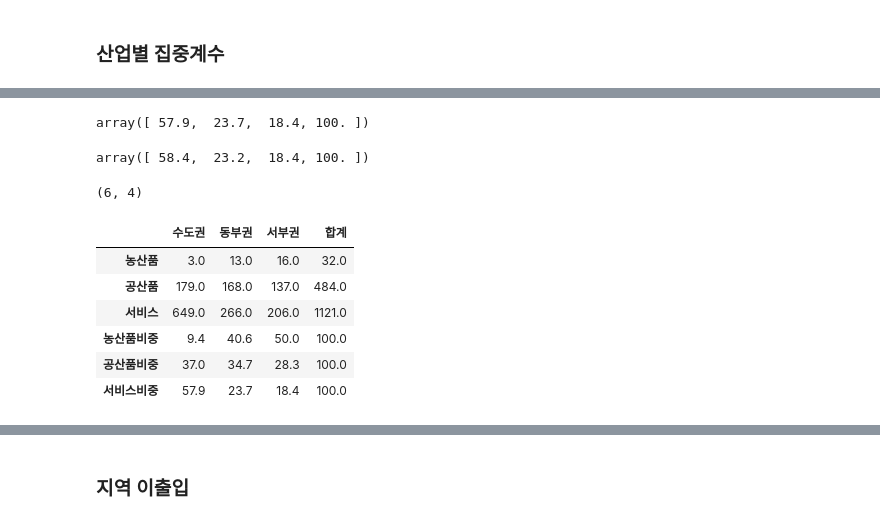
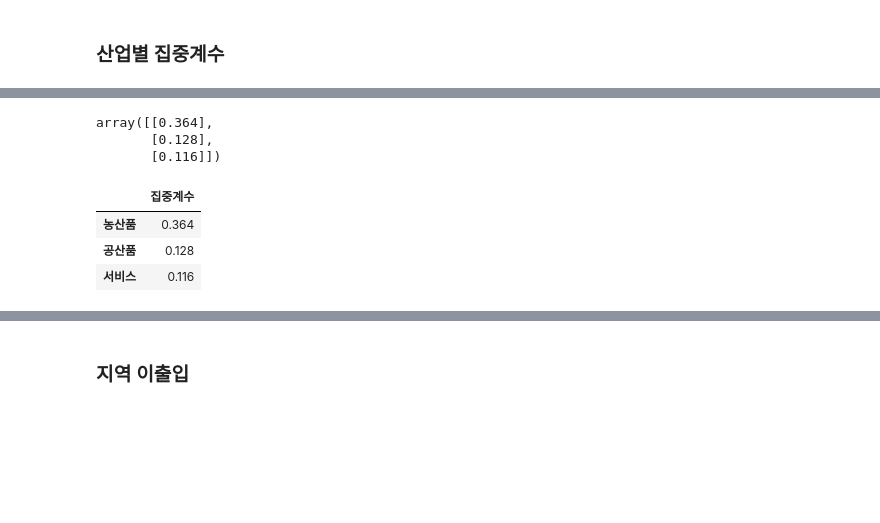
Before and after one commit to Tom-Jung/legendary-funicular, a Jupyter notebook: Ch7. 지역산업연관분석_3부문_3지역_new_final.ipynb, the cells around one changed output, grey strips where cells are left out. Cells and saved outputs as stored; diff of their text form; code cells hidden in the pictures; blank space fills up the shorter version.

```diff
--- a/Ch7. 지역산업연관분석_3부문_3지역_new_final.ipynb
+++ b/Ch7. 지역산업연관분석_3부문_3지역_new_final.ipynb
@@ -266,6 +245,6 @@ CT_IND.to_csv('산출액_산업별_지역별_비중.csv', encoding='utf_8-sig')
 # %% [markdown]
 ### 산업별 집중계수
 # %%
-wgt_rg = str_rg[-1,:3]   # str_rg는 지역별 총산출액 및 총부가가치의 금액과 비중
+wgt_rg = str_rg[-1,:3].reshape([1,3])   # str_rg는 지역별 총산출액 및 총부가가치의 금액과 비중(수도권, 동부권, 서부권)
 wgt_rg
 # %% [output]
@@ -288,42 +252,20 @@ serv_ct_sm = np.sum(serv_ct)
-# %%
-# 산업별 지역별 부가가치 비중
-arg_va_all = np.hstack((arg_va, arg_va_sm)).round(1)
-manu_va_all = np.hstack((manu_va, manu_va_sm)).round(1)
-serv_va_all = np.hstack((serv_va, serv_va_sm)).round(1)
-
-arg_va_wgt = (arg_va_all/arg_va_sm*100).round(1)  # 농산품비중
-manu_va_wgt = (manu_va_all/manu_va_sm*100).round(1)  # 공산품비중
-serv_va_wgt = (serv_va_all/serv_va_sm*100).round(1)  # 공산품비중
-serv_va_wgt
-# %% [output]
-array([ 57.9,  23.7,  18.4, 100. ])
-# %%
-# 산업별 지역별 산출액 비중
-arg_ct_all = np.hstack((arg_ct, arg_ct_sm)).round(1)
-manu_ct_all = np.hstack((manu_ct, manu_ct_sm)).round(1)
-serv_ct_all = np.hstack((serv_ct, serv_ct_sm)).round(1)
-
-arg_ct_wgt = (arg_ct_all/arg_ct_sm*100).round(1)  # 농산품비중
-manu_ct_wgt = (manu_ct_all/manu_ct_sm*100).round(1)  # 공산품비중
-serv_ct_wgt = (serv_ct_all/serv_ct_sm*100).round(1)  # 공산품비중
-serv_ct_wgt
-# %% [output]
-array([ 58.4,  23.2,  18.4, 100. ])
-# %%
-va_by_ind = np.vstack((arg_va_all,manu_va_all,serv_va_all,arg_va_wgt, manu_va_wgt, serv_va_wgt)) # 부가가치
-ct_by_ind = np.vstack((arg_ct_all,manu_ct_all,serv_ct_all, arg_ct_wgt, manu_ct_wgt, serv_ct_wgt)) # 산출액
-va_by_ind.shape
-# %% [output]
-(6, 4)
+# %%
+arg_concst = (abs(wgt_rg[:,0]-ct_by_ind[0,0])+abs(wgt_rg[:,1]-ct_by_ind[0,1])+abs(wgt_rg[:,2]-ct_by_ind[0,2]))/2  # 농산품
+manu_concst = (abs(wgt_rg[:,0]-ct_by_ind[1,0])+abs(wgt_rg[:,1]-ct_by_ind[1,1])+abs(wgt_rg[:,2]-ct_by_ind[1,2]))/2  # 공산품
+serv_concst = (abs(wgt_rg[:,0]-ct_by_ind[2,0])+abs(wgt_rg[:,1]-ct_by_ind[2,1])+abs(wgt_rg[:,2]-ct_by_ind[2,2]))/2  # 서비스
+# %%
+All_concst = np.vstack((arg_concst, manu_concst, serv_concst))  # 집중계수
+All_concst
+# %% [output]
+array([[0.364],
+       [0.128],
+       [0.116]])
 # %%
-VA_IND = pd.DataFrame(va_by_ind, columns = ['수도권', '동부권', '서부권', '합계'],
-                     index=['농산품', '공산품', '서비스', '농산품비중', '공산품비중', '서비스비중',]) # 변수명 붙여서 pandas로 내보내기
-VA_IND
+All_concst_df = pd.DataFrame(All_concst.round(3), columns = ['집중계수'],
+                     index=['농산품', '공산품', '서비스']) # 변수명 붙여서 pandas로 내보내기
+All_concst_df
 # %% [output]
-|  | 수도권 | 동부권 | 서부권 | 합계 |
-| 농산품 | 3.0 | 13.0 | 16.0 | 32.0 |
-| 공산품 | 179.0 | 168.0 | 137.0 | 484.0 |
-| 서비스 | 649.0 | 266.0 | 206.0 | 1121.0 |
-| 농산품비중 | 9.4 | 40.6 | 50.0 | 100.0 |
-| 공산품비중 | 37.0 | 34.7 | 28.3 | 100.0 |
-| 서비스비중 | 57.9 | 23.7 | 18.4 | 100.0 |
+|  | 집중계수 |
+| 농산품 | 0.364 |
+| 공산품 | 0.128 |
+| 서비스 | 0.116 |
```
Also changed, not shown: parts of 75 cells of this notebook.
